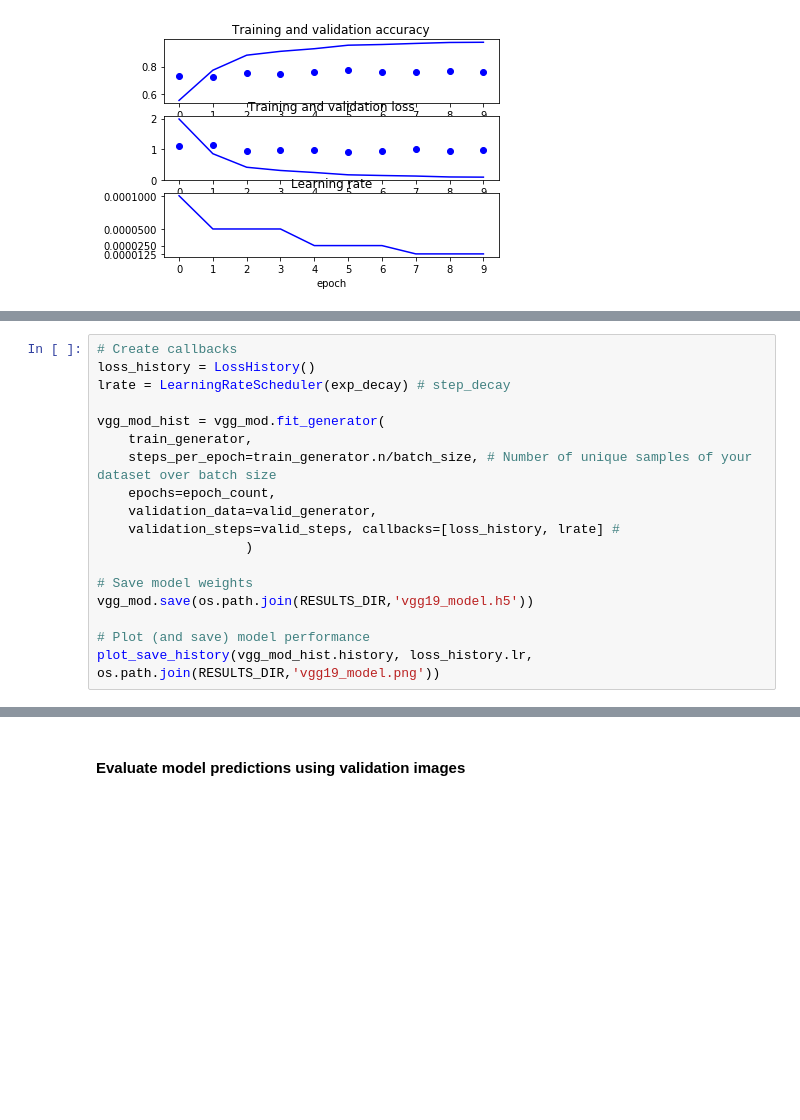
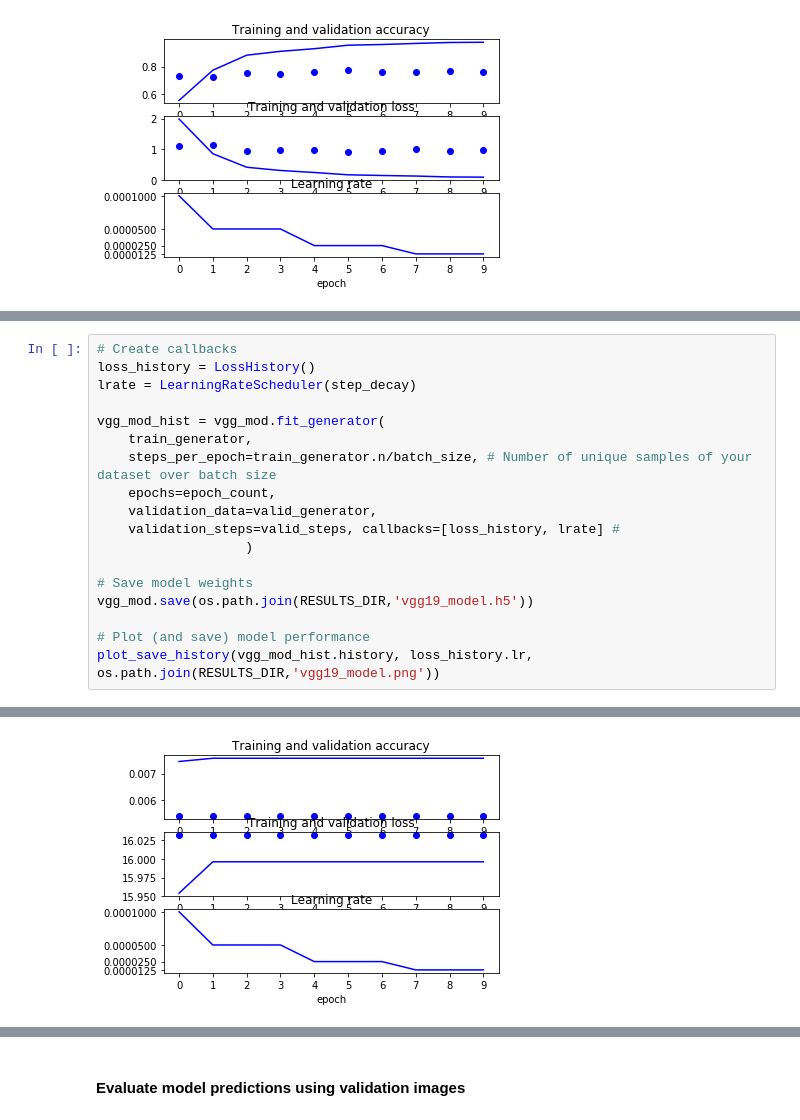
Before and after one commit to meccaLeccaHi/kaggle, a Jupyter notebook: kaggle-dogbreed.ipynb, the cells around one changed output, grey strips where cells are left out. Drawn from its saved outputs; the diff is of its cells as text; blank space fills up the shorter version.

```diff
--- a/kaggle-dogbreed.ipynb
+++ b/kaggle-dogbreed.ipynb
@@ -595,7 +612,7 @@ Epoch 4/10
 # %%
 # Create callbacks
 loss_history = LossHistory()
-lrate = LearningRateScheduler(exp_decay) # step_decay
+lrate = LearningRateScheduler(step_decay)
 
 vgg_mod_hist = vgg_mod.fit_generator(
     train_generator,
@@ -610,3 +627,4 @@ vgg_mod.save(os.path.join(RESULTS_DIR,'vgg19_model.h5'))
 
 # Plot (and save) model performance
 plot_save_history(vgg_mod_hist.history, loss_history.lr, os.path.join(RESULTS_DIR,'vgg19_model.png'))
+# %% [output]
@@ -613,3 +651,4 @@ plot_save_history(vgg_mod_hist.history, loss_history.lr, os.path.join(RESULTS_DI
+[figure, added]
 # %%
 # Create callbacks
 loss_history = LossHistory()
```
Also changed, not shown: parts of 24 cells of this notebook.
